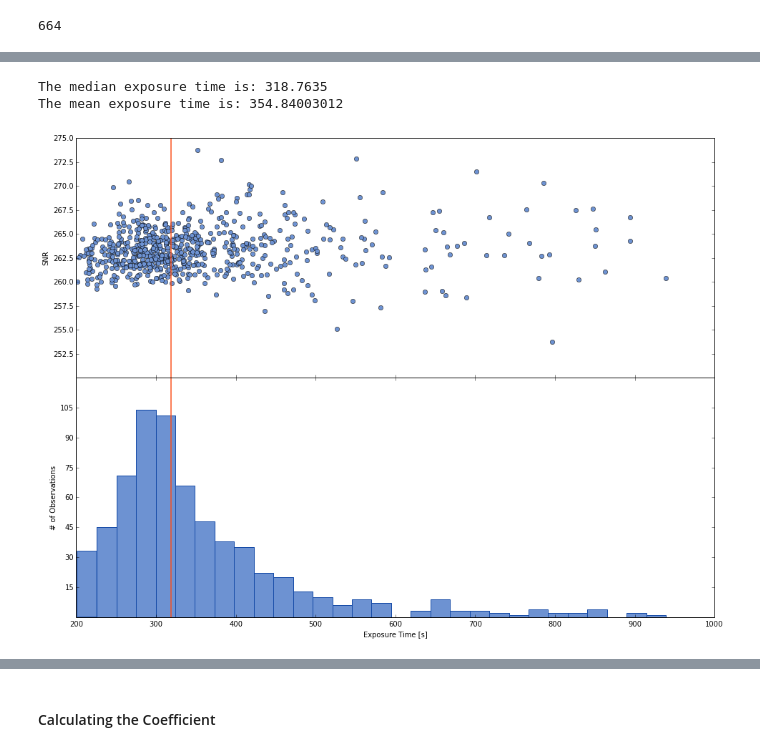
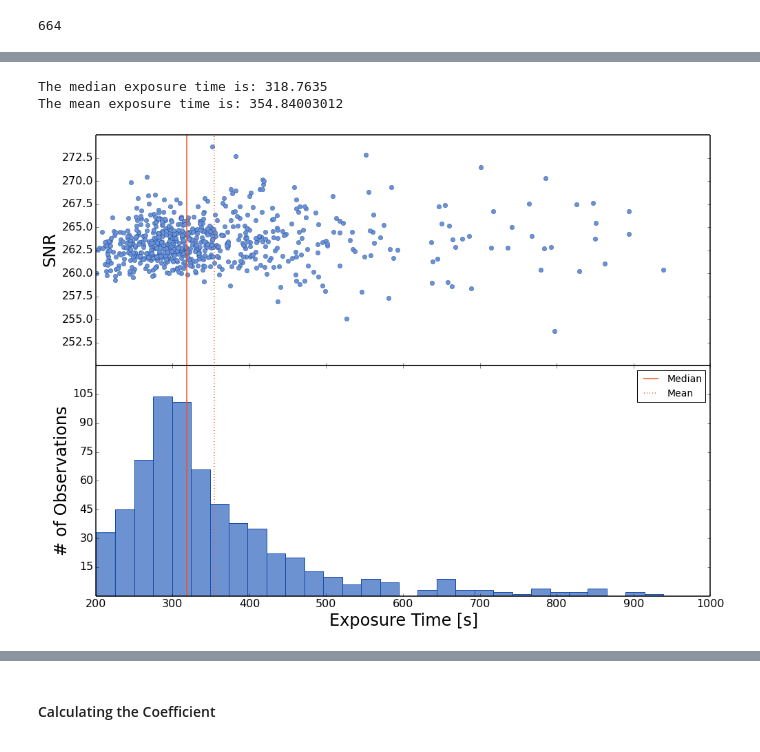
Before and after one commit to mattgiguere/CHIRON, a Jupyter notebook: ExposureTime/ExposureTime.ipynb, the cells around one changed output, grey strips where cells are left out. Drawn from its saved outputs; the diff is of its cells as text; code cells hidden in the pictures.

Commit message:
finished histSNR plot

```diff
--- a/ExposureTime/ExposureTime.ipynb
+++ b/ExposureTime/ExposureTime.ipynb
@@ -19,7 +19,7 @@ params = {
     'xtick.labelsize': 16,
     'ytick.labelsize': 16,
     'text.usetex': False,
-    'font.family': 'Arial Black'
+    'font.family': 'sans-serif'
 }
 plt.rcParams.update(params)
 # %%
@@ -131,17 +131,18 @@ Standard Deviation: 5.03746477712
 # %% [markdown]
 These are subroutines that will make analyzing many stars much easier.
 # %%
-def plotExpSnr(slg):
+def plotExpSnr(slg, savefig=False):
     mdnexptm = np.median(double(slg.exptime))
     mnexptm = np.mean(double(slg.exptime))
 
     f, ax = plt.subplots(2, sharex=True)
-    ax[0].plot(slg.exptime, slg.snrbp5500, 'o', color='#6D92D2')
+    ax[0].plot(slg.exptime, slg.snrbp5500, 'o', color='#6D92D2', markeredgecolor='#164BA7')
     #ax[0].set_xlabel('Exposure time [s]')
     ax[0].set_ylabel('SNR')
     ax[0].get_xaxis().tick_bottom()
-    ax[0].yaxis.set_major_locator(MaxNLocator(prune='lower'))
+    ax[0].yaxis.set_major_locator(MaxNLocator(prune='both'))
     ax[0].axvline(mdnexptm, color='#FC4F1A', alpha=0.75, lw=2.)
+    ax[0].axvline(mnexptm, color='#FC4F1A', alpha=0.75, lw=2., ls=':')
 
     ax[1].hist(double(slg.exptime), bins=30, color='#6D92D2', edgecolor='#164BA7')
     ax[1].set_xlabel('Exposure Time [s]')
@@ -150,10 +151,16 @@ def plotExpSnr(slg):
     #ax[1].yaxis.set_major_locator(MaxNLocator(prune='lower'))
     print('The median exposure time is: {}'.format(mdnexptm))
     print('The mean exposure time is: {0}'.format(mnexptm))
-    ax[1].axvline(mdnexptm, color='#FC4F1A', alpha=0.75, lw=2.)
+    ax[1].axvline(mdnexptm, color='#FC4F1A', alpha=0.75, lw=2., label='Median')
+    ax[1].axvline(mnexptm, color='#FC4F1A', alpha=0.75, lw=2., ls=':', label='Mean')
+    ax[1].legend(loc='best')
+    #ax[1].set_xlim([0, 1.1*double(np.max(slg.exptime))])
 
     # Fine-tune figure; make subplots close to each other
     f.subplots_adjust(hspace=0)
     #x = plt.setp([a.get_xticklabels() for a in f.axes[:-1]], visible=False)
+
+    if (savefig is True):
+        plt.savefig('ExposureSnr.eps')
     return mdnexptm
 # %%
@@ -262,7 +342,7 @@ print(len(gdstau))
 # %%
-mdnexptm = plotExpSnr(sl10700.starlog[gdstau])
+mdnexptm = plotExpSnr(sl10700.starlog[gdstau], savefig=True)
 # %% [output]
 The median exposure time is: 318.7635
 The mean exposure time is: 354.84003012
-[figure, old version]
+[figure, new version]
 # %%
```
Also changed, not shown: parts of 6 cells of this notebook, 1 other file.
